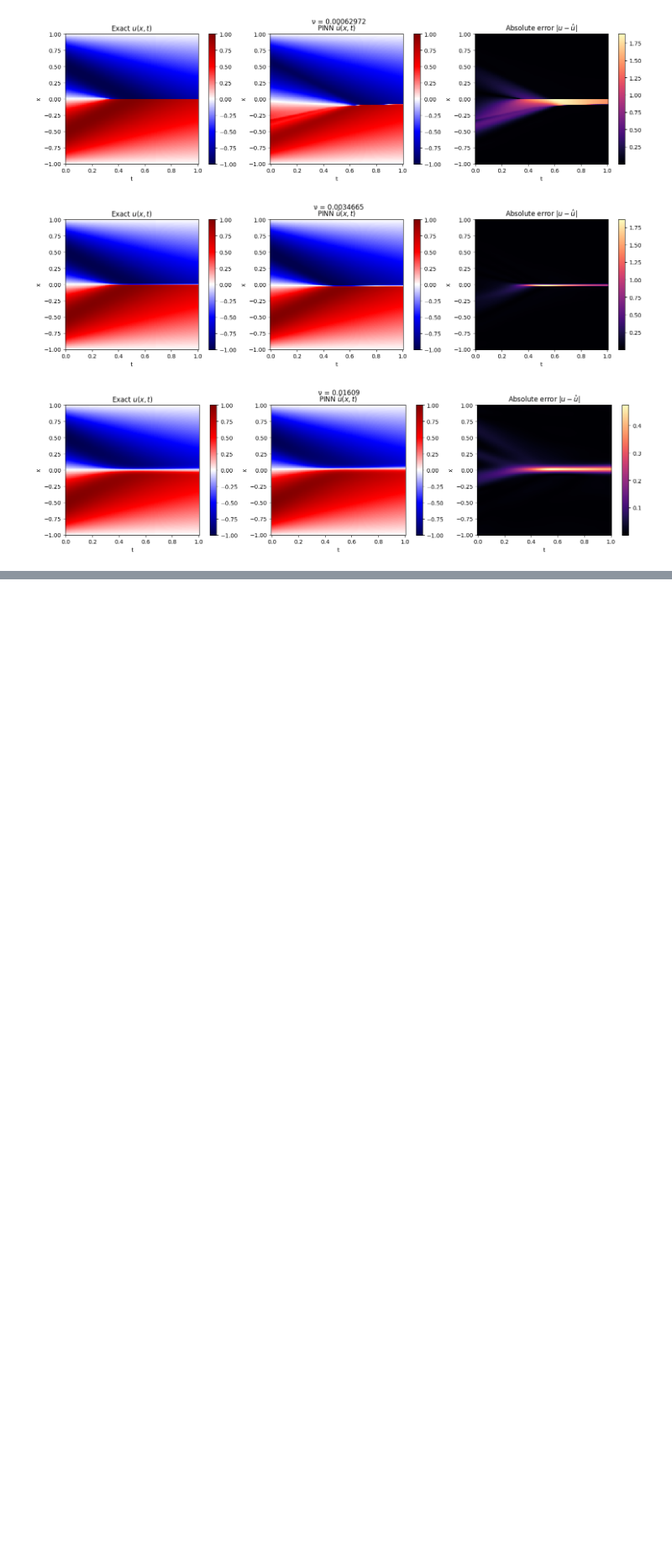
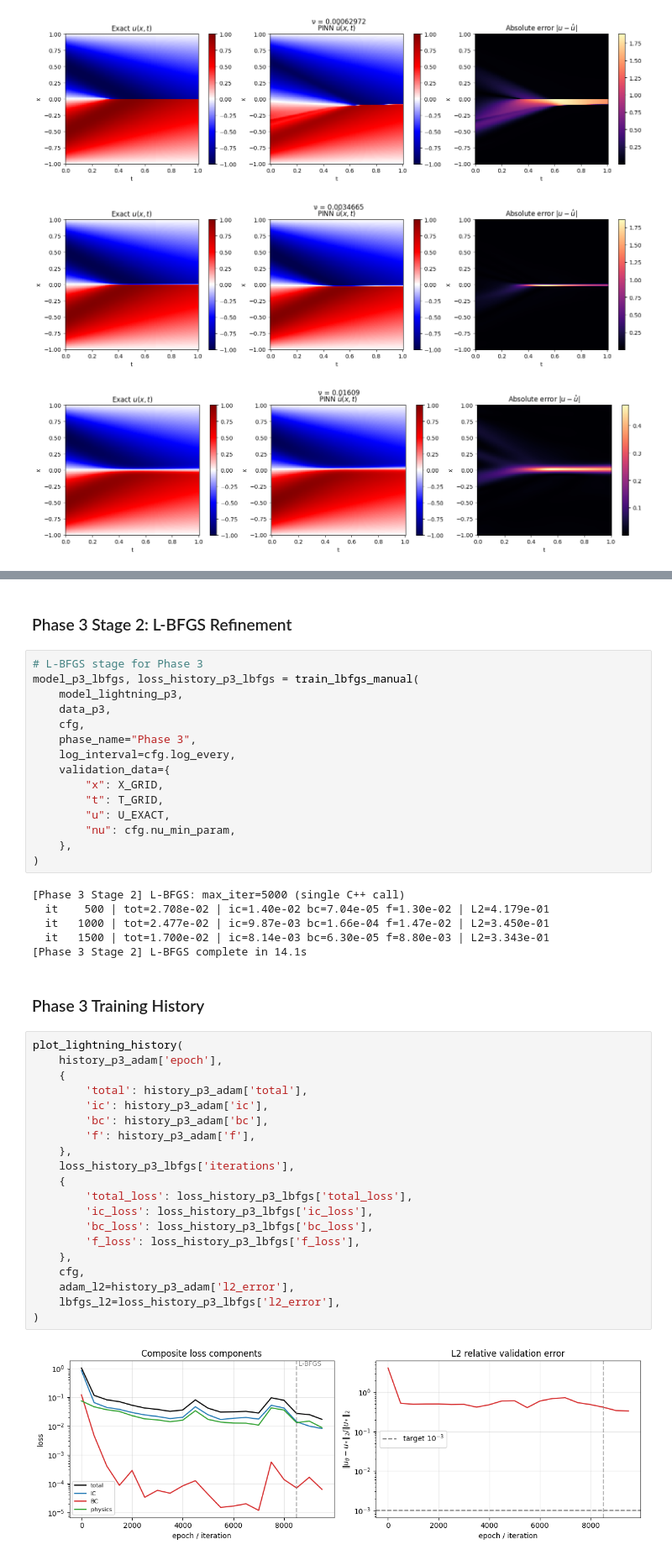
Before and after one commit to Sr-santi/PINN-burgers-eq, a Jupyter notebook: PINN_model_lightning.ipynb, the cells around one changed output, grey strips where cells are left out. Shown at 84% size. Drawn from its saved outputs; the diff is of its cells as text; blank space fills up the shorter version.

Commit message:
feat: add phase 3 that uses population risk optimizer
- update notebook and present results against phase 2

Signed-off-by: Sr-santi <santiriosolaya@gmail.com>

```diff
--- a/PINN_model_lightning.ipynb
+++ b/PINN_model_lightning.ipynb
@@ -493,0 +569,47 @@ panels_for_nu(
+# %% [markdown]
+### Phase 3 Stage 2: L-BFGS Refinement
+# %%
+# L-BFGS stage for Phase 3
+model_p3_lbfgs, loss_history_p3_lbfgs = train_lbfgs_manual(
+    model_lightning_p3,
+    data_p3,
+    cfg,
+    phase_name="Phase 3",
+    log_interval=cfg.log_every,
+    validation_data={
+        "x": X_GRID,
+        "t": T_GRID,
+        "u": U_EXACT,
+        "nu": cfg.nu_min_param,
+    },
+)
+# %% [output]
+[Phase 3 Stage 2] L-BFGS: max_iter=5000 (single C++ call)
+  it    500 | tot=2.708e-02 | ic=1.40e-02 bc=7.04e-05 f=1.30e-02 | L2=4.179e-01
+  it   1000 | tot=2.477e-02 | ic=9.87e-03 bc=1.66e-04 f=1.47e-02 | L2=3.450e-01
+  it   1500 | tot=1.700e-02 | ic=8.14e-03 bc=6.30e-05 f=8.80e-03 | L2=3.343e-01
+[Phase 3 Stage 2] L-BFGS complete in 14.1s
+# %% [markdown]
+### Phase 3 Training History
+# %%
+plot_lightning_history(
+    history_p3_adam['epoch'],
+    {
+        'total': history_p3_adam['total'],
+        'ic': history_p3_adam['ic'],
+        'bc': history_p3_adam['bc'],
+        'f': history_p3_adam['f'],
+    },
+    loss_history_p3_lbfgs['iterations'],
+    {
+        'total_loss': loss_history_p3_lbfgs['total_loss'],
+        'ic_loss': loss_history_p3_lbfgs['ic_loss'],
+        'bc_loss': loss_history_p3_lbfgs['bc_loss'],
+        'f_loss': loss_history_p3_lbfgs['f_loss'],
+    },
+    cfg,
+    adam_l2=history_p3_adam['l2_error'],
+    lbfgs_l2=loss_history_p3_lbfgs['l2_error'],
+)
+# %% [output]
+[figure, added]
```
Also changed, not shown: parts of 11 cells of this notebook.
